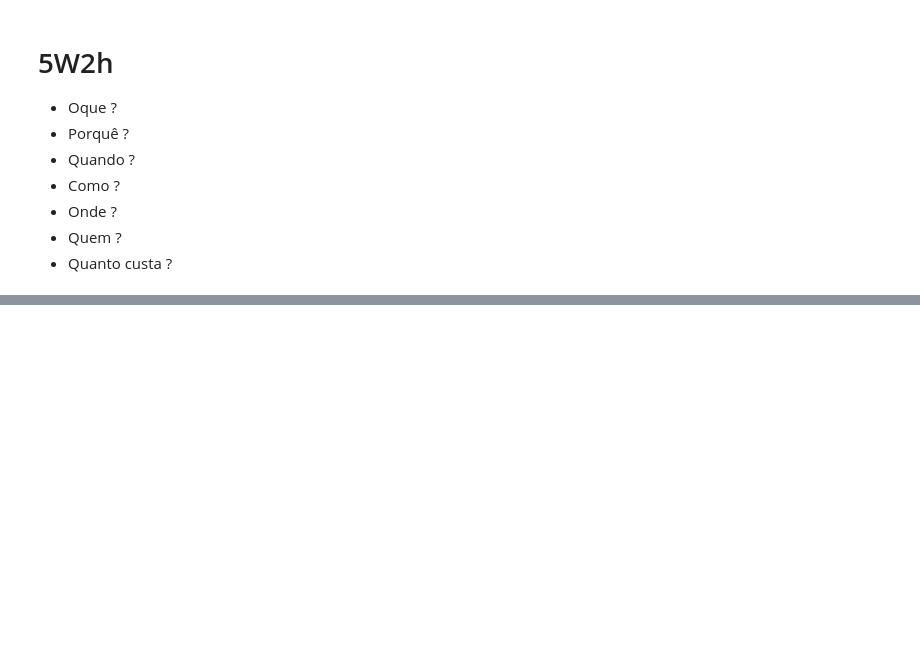
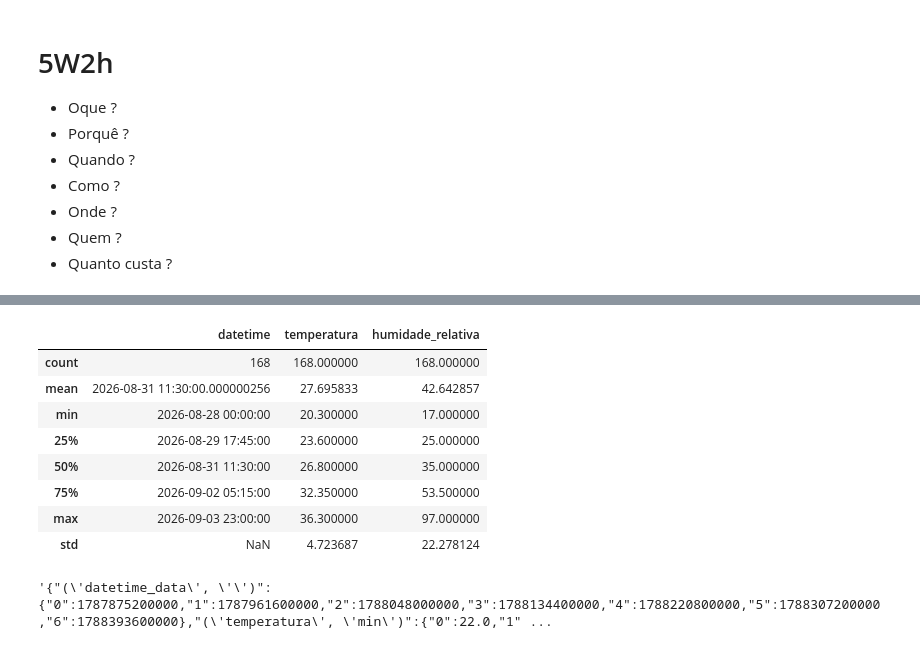
Before and after one commit to lucassilva-aiengineer/Pratica-Data-Sciense, a Jupyter notebook: pratica_2/praticando_data_sciense_2.ipynb, the cells around one changed output, grey strips where cells are left out. Cells and saved outputs as stored; diff of their text form; code cells hidden in the pictures; blank space fills up the shorter version.

```diff
--- a/pratica_2/praticando_data_sciense_2.ipynb
+++ b/pratica_2/praticando_data_sciense_2.ipynb
@@ -78,0 +109,12 @@ dtype: object
+# %%
+df.describe()
+# %% [output]
+|  | datetime | temperatura | humidade_relativa |
+| count | 168 | 168.000000 | 168.000000 |
+| mean | 2026-08-31 11:30:00.000000256 | 27.695833 | 42.642857 |
+| min | 2026-08-28 00:00:00 | 20.300000 | 17.000000 |
+| 25% | 2026-08-29 17:45:00 | 23.600000 | 25.000000 |
+| 50% | 2026-08-31 11:30:00 | 26.800000 | 35.000000 |
+| 75% | 2026-09-02 05:15:00 | 32.350000 | 53.500000 |
+| max | 2026-09-03 23:00:00 | 36.300000 | 97.000000 |
+| std | NaN | 4.723687 | 22.278124 |
@@ -78,0 +128,4 @@ dtype: object
+# %%
+relatorio_clima.to_json()
+# %% [output]
+'{"(\'datetime_data\', \'\')":{"0":1787875200000,"1":1787961600000,"2":1788048000000,"3":1788134400000,"4":1788220800000,"5":1788307200000,"6":1788393600000},"(\'temperatura\', \'min\')":{"0":22.0,"1" ...
```
Also changed, not shown: parts of 20 cells of this notebook.
